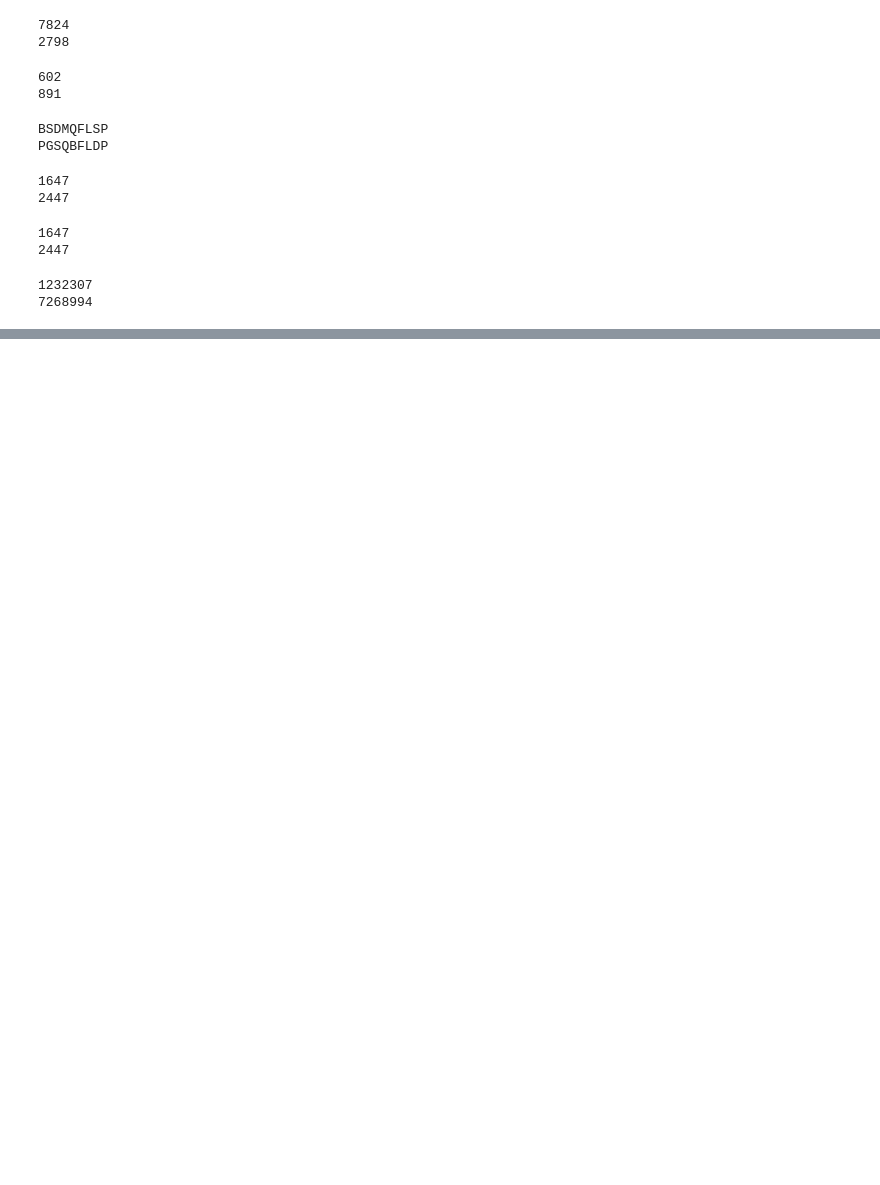
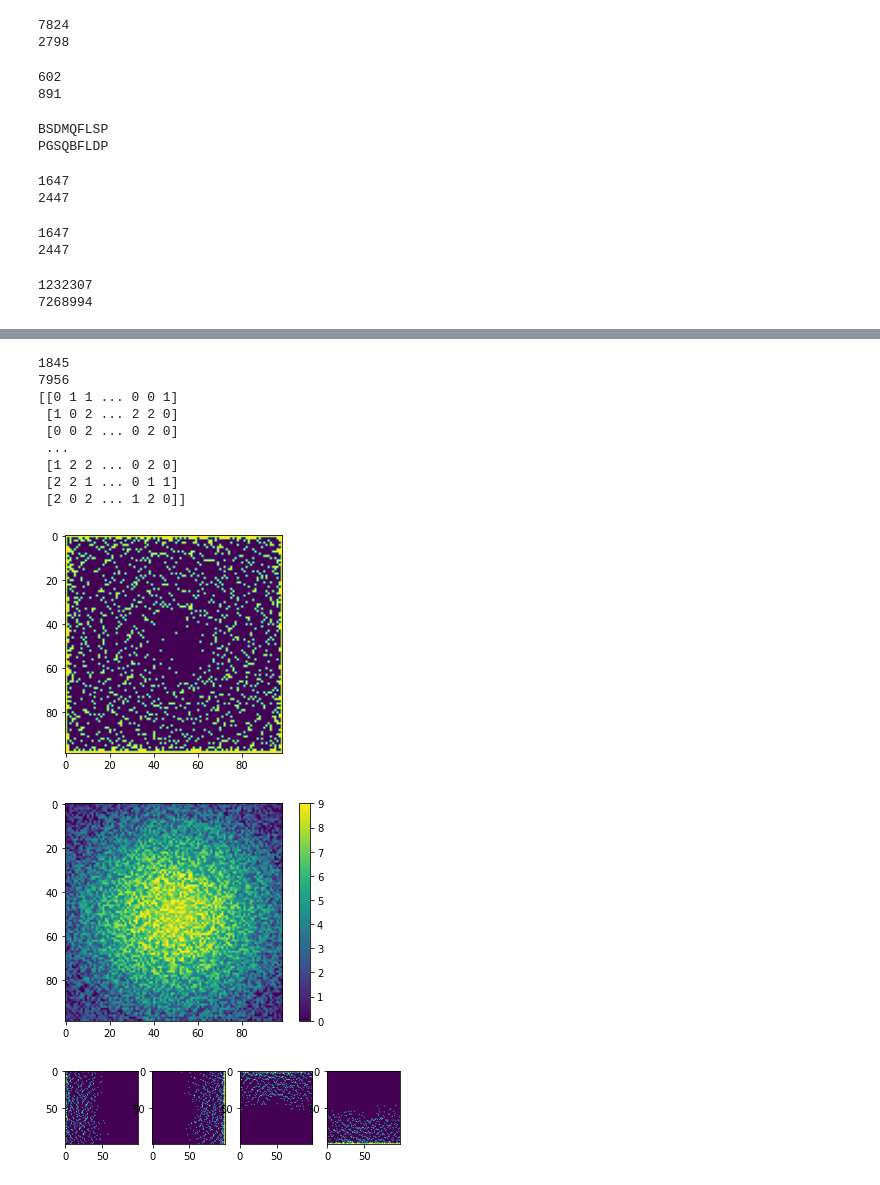
Before and after one commit to ThomasTram/AdventOfCode2022, a Jupyter notebook: AdventOfCode2022.ipynb, the cells around one changed output, grey strips where cells are left out. Cells and saved outputs as stored; diff of their text form; code cells hidden in the pictures; blank space fills up the shorter version.

```diff
--- a/AdventOfCode2022.ipynb
+++ b/AdventOfCode2022.ipynb
@@ -173,0 +233,42 @@ print(diff + space_needed)
+# %%
+# Day 8
+# Part A p
+forrest = np.loadtxt('day8.txt', dtype=int, converters={0:lambda s: [int(c) - 48 for c in s]})
+visible = np.zeros(forrest.shape, dtype=bool)
+N = forrest.shape[0]
+vislist = [np.zeros(forrest.shape, dtype=bool) for j in range(4)]
+
+for jj in range(N):
+    max_lft_rgt_top_bot = [-1, -1, -1, -1]
+    for ii in range(N):
+        for index_max, (j, i) in enumerate([(jj, ii), (jj, N - ii - 1), (ii, jj), (N - ii - 1, jj)]):
+            if forrest[j, i] > max_lft_rgt_top_bot[index_max]:
+                visible[j, i] = True
+                vislist[index_max][j,i] = True
+                max_lft_rgt_top_bot[index_max] = forrest[j, i]
+
+print(visible.sum().sum())
+print((visible == False).sum().sum())
+import matplotlib.pyplot as plt
+plt.imshow(visible)
+plt.figure()
+#plt.pcolormesh(range(N), range(N), forrest)
+plt.imshow(forrest)
+plt.colorbar()
+print(forrest)
+fig, axes = plt.subplots(1,4)
+for j in range(4):
+    axes[j].imshow(vislist[j])
+# %% [output]
+1845
+7956
+[[0 1 1 ... 0 0 1]
+ [1 0 2 ... 2 2 0]
+ [0 0 2 ... 0 2 0]
+ ...
+ [1 2 2 ... 0 2 0]
+ [2 2 1 ... 0 1 1]
+ [2 0 2 ... 1 2 0]]
+[figure, added]
+[figure, added]
+[figure, added]
```
Also changed, not shown: parts of 1 cell of this notebook, 1 other file.
